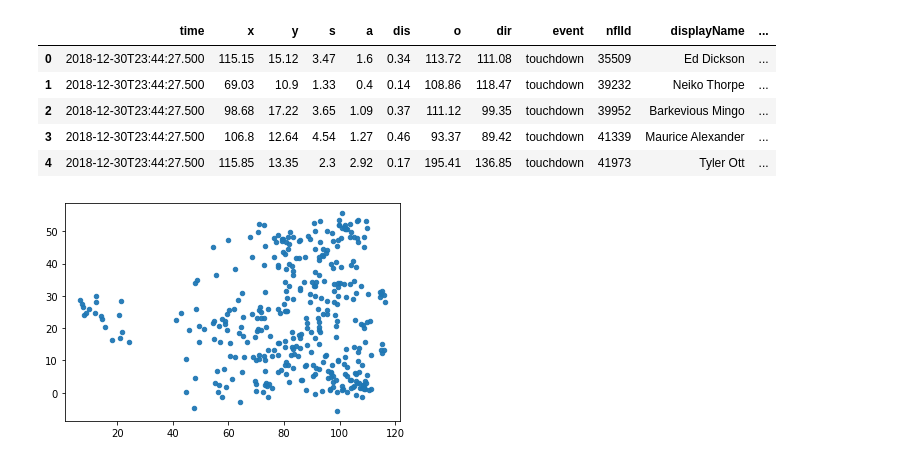
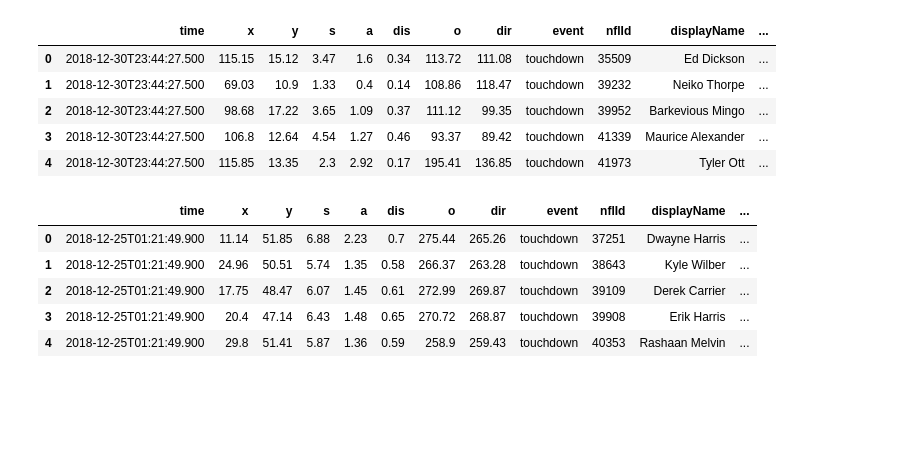
Before and after one commit to adnanrahin/NFL-Big-Data-Bowl-2022, a Jupyter notebook: data-analyzer/data_analyzer_script.ipynb, the cells around one changed output. Drawn from its saved outputs; the diff is of its cells as text; code cells hidden in the pictures; blank space fills up the shorter version.

```diff
--- a/data-analyzer/data_analyzer_script.ipynb
+++ b/data-analyzer/data_analyzer_script.ipynb
@@ -55,5 +50,11 @@ cordinates = touch_down_home_df[['x', 'y']]
-# %%
-plt.scatter(x=cordinates["x"].astype(float), y=cordinates["y"].astype(float), alpha=.945, s=20)
-plt.show()
-# %% [output]
-[figure, removed]
+# %%
+touch_down_home_df_right = read_parquet_files('../dataset/filterdata/hometeamtouchdownright/')
+
+touch_down_home_df_right.head()
+# %% [output]
+|  | time | x | y | s | a | dis | o | dir | event | nflId | displayName | ... |
+| 0 | 2018-12-25T01:21:49.900 | 11.14 | 51.85 | 6.88 | 2.23 | 0.7 | 275.44 | 265.26 | touchdown | 37251 | Dwayne Harris | ... |
+| 1 | 2018-12-25T01:21:49.900 | 24.96 | 50.51 | 5.74 | 1.35 | 0.58 | 266.37 | 263.28 | touchdown | 38643 | Kyle Wilber | ... |
+| 2 | 2018-12-25T01:21:49.900 | 17.75 | 48.47 | 6.07 | 1.45 | 0.61 | 272.99 | 269.87 | touchdown | 39109 | Derek Carrier | ... |
+| 3 | 2018-12-25T01:21:49.900 | 20.4 | 47.14 | 6.43 | 1.48 | 0.65 | 270.72 | 268.87 | touchdown | 39908 | Erik Harris | ... |
+| 4 | 2018-12-25T01:21:49.900 | 29.8 | 51.41 | 5.87 | 1.36 | 0.59 | 258.9 | 259.43 | touchdown | 40353 | Rashaan Melvin | ... |
```
Also changed, not shown: parts of 6 cells of this notebook.
